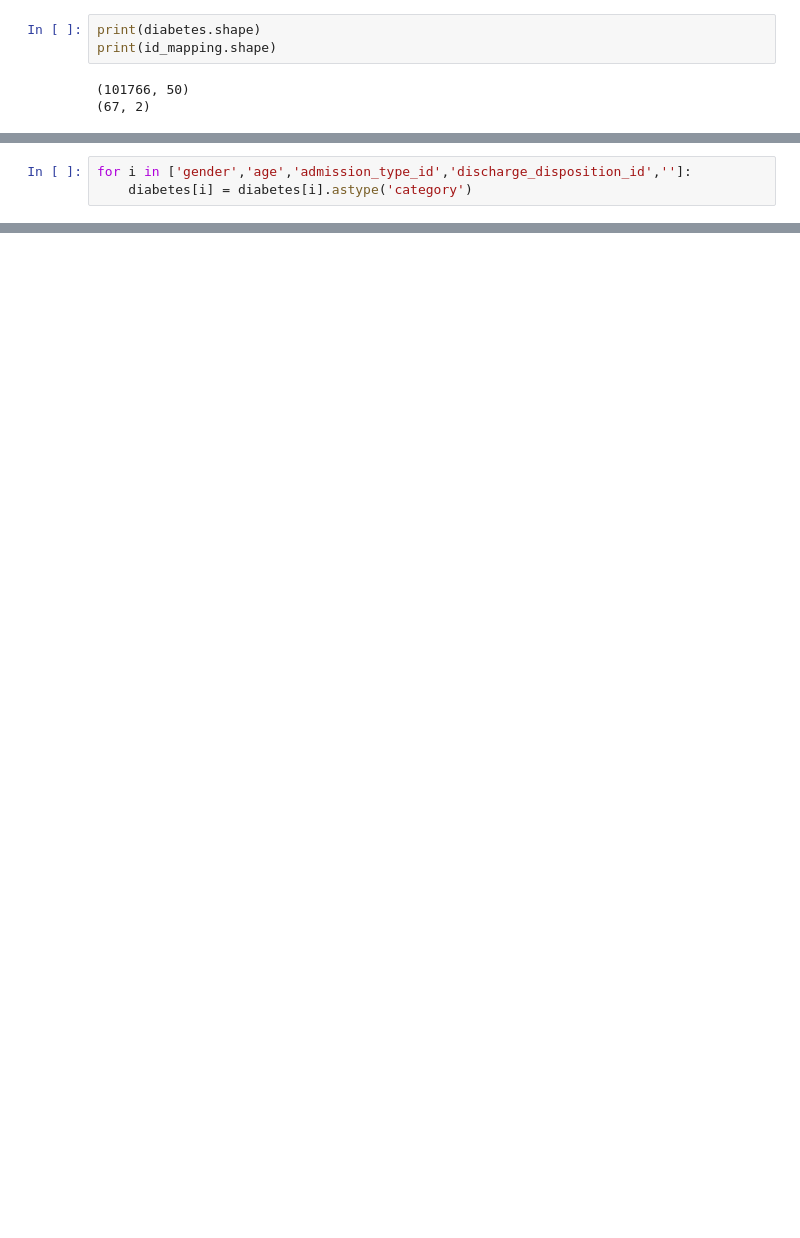
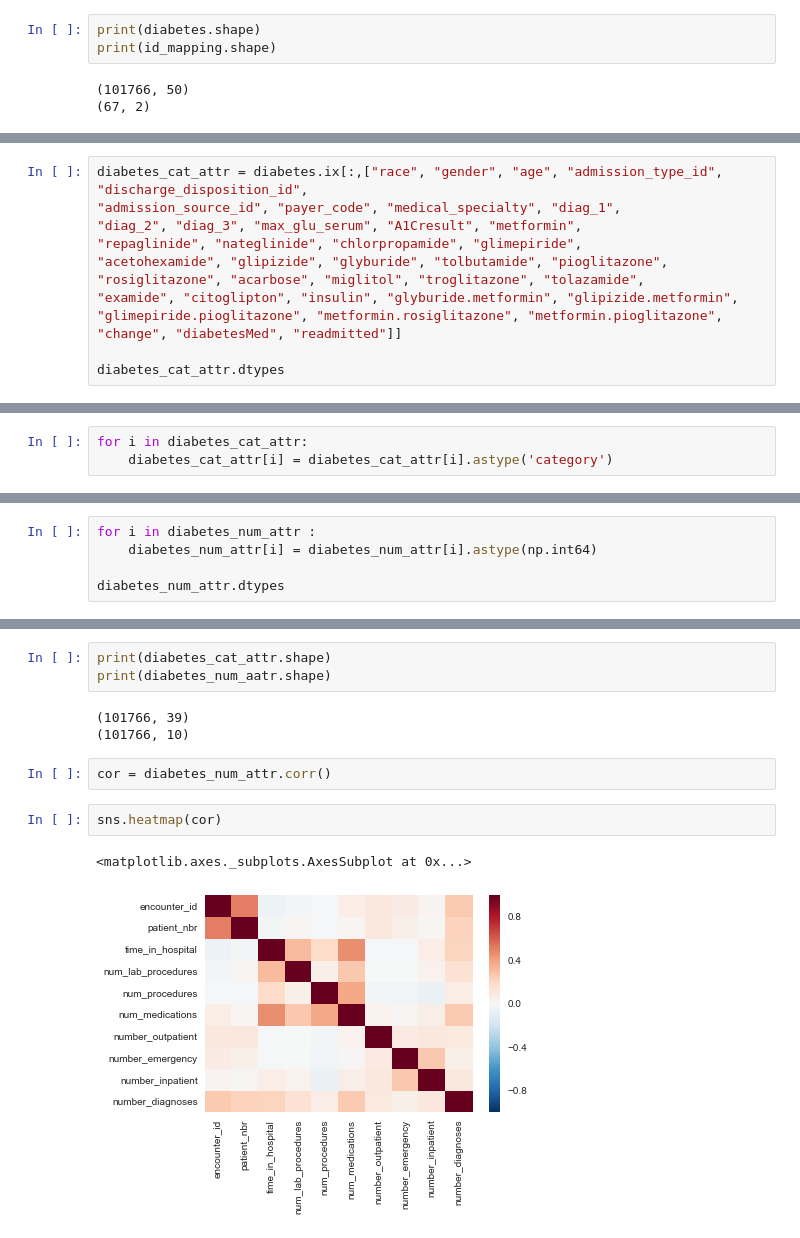
Before and after one commit to karthikreddymathuru/Internship, a Jupyter notebook: internship.ipynb, the cells around one changed output, grey strips where cells are left out. Drawn from its saved outputs; the diff is of its cells as text; blank space fills up the shorter version.

```diff
--- a/internship.ipynb
+++ b/internship.ipynb
@@ -45,0 +72,12 @@ dtype: object
+# %%
+diabetes_cat_attr = diabetes.ix[:,["race", "gender", "age", "admission_type_id", "discharge_disposition_id",
+"admission_source_id", "payer_code", "medical_specialty", "diag_1",
+"diag_2", "diag_3", "max_glu_serum", "A1Cresult", "metformin",
+"repaglinide", "nateglinide", "chlorpropamide", "glimepiride",
+"acetohexamide", "glipizide", "glyburide", "tolbutamide", "pioglitazone",
+"rosiglitazone", "acarbose", "miglitol", "troglitazone", "tolazamide",
+"examide", "citoglipton", "insulin", "glyburide.metformin", "glipizide.metformin",
+"glimepiride.pioglitazone", "metformin.rosiglitazone", "metformin.pioglitazone",
+"change", "diabetesMed", "readmitted"]]
+
+diabetes_cat_attr.dtypes
@@ -46,3 +104,3 @@ dtype: object
 # %%
-for i in ['gender','age','admission_type_id','discharge_disposition_id','']:
-    diabetes[i] = diabetes[i].astype('category')
+for i in diabetes_cat_attr:
+    diabetes_cat_attr[i] = diabetes_cat_attr[i].astype('category')
@@ -82,0 +127,5 @@ for i in ['gender','age','admission_type_id','discharge_disposition_id','']:
+# %%
+for i in diabetes_num_attr :
+    diabetes_num_attr[i] = diabetes_num_attr[i].astype(np.int64)
+
+diabetes_num_attr.dtypes
@@ -82,0 +192,13 @@ for i in ['gender','age','admission_type_id','discharge_disposition_id','']:
+# %%
+print(diabetes_cat_attr.shape)
+print(diabetes_num_aatr.shape)
+# %% [output]
+(101766, 39)
+(101766, 10)
+# %%
+cor = diabetes_num_attr.corr()
+# %%
+sns.heatmap(cor)
+# %% [output]
+<matplotlib.axes._subplots.AxesSubplot at 0x...>
+[figure, added]
```
Also changed, not shown: parts of 23 cells of this notebook, 3 other files.
